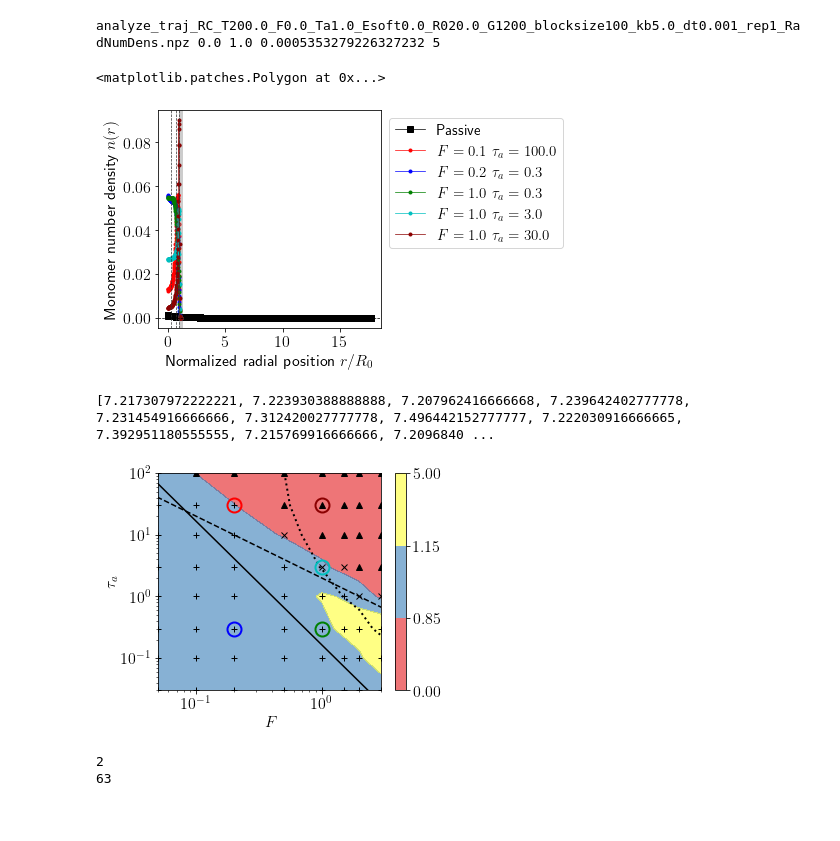
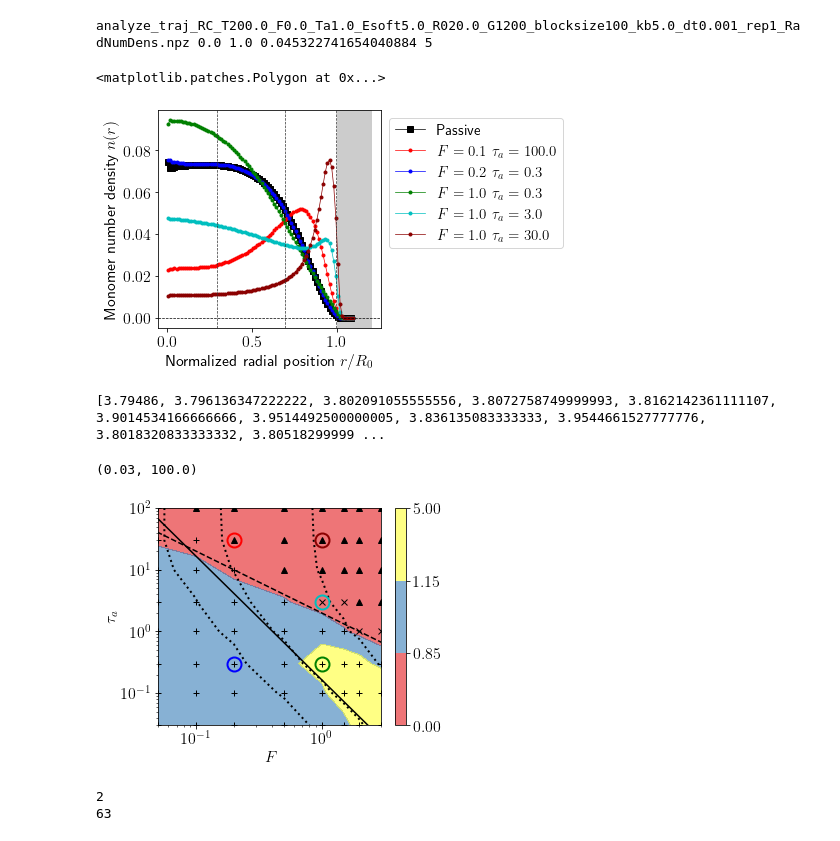
Before and after one commit to s-brahmachari/Active-noise-simulations, a Jupyter notebook: analysis_codes/plot-RDP.ipynb, the cells around one changed output. Saved outputs shown, nothing was run; the diff lists cells and outputs as text; code cells hidden in the pictures.

```diff
--- a/analysis_codes/plot-RDP.ipynb
+++ b/analysis_codes/plot-RDP.ipynb
@@ -22,9 +22,9 @@ mpl.rcParams.update({'font.size':16, 'text.usetex':True, 'figure.figsize':(4,4)}
 colors = pl.cm.jet_r(np.linspace(0,1,8))
 tp=1
 ind=3
-fpath_free='../../prod_runs/RC_G1200_N40_R020/analysis/'
+fpath_free='../../prod_runs/RC_G1200_N100_R020/analysis/'
 fnames_free=sorted([xx for xx in os.listdir(fpath_free) if '.npz' in xx],key=lambda x: float(x.split('_')[ind+1].replace('F','')))
-for fpath in ['../../prod_runs/RC_G1200_N40_R020/analysis/']:#,'../../data_new/SAC_R020/', '../../data_new/RC_R020_N100/']:
+for fpath in ['../../prod_runs/RC_G1200_N100_R020/analysis/']:#,'../../data_new/SAC_R020/', '../../data_new/RC_R020_N100/']:
 
     fnames=sorted([xx for xx in os.listdir(fpath) if '.npz' in xx],key=lambda x: float(x.split('_')[ind+1].replace('F','')))
 
@@ -124,35 +124,35 @@ for fpath in ['../../prod_runs/RC_G1200_N40_R020/analysis/']:#,'../../data_new/S
             for fval,taval,col in [(1,30,'darkred'),(0.2,0.3,'b'),(0.1,100,'red'),(1,3,'c'),(1,0.3,'g')]:
                 if (F==fval and Ta==taval):
                     plt.plot(bins/R0,hist, '.-',lw=0.7,label='$F={}\ \\tau_a={}$'.format(F,Ta),c=col,)
             # if F==0.1:
                 # plt.plot(bins/R0,hist, '.-',lw=0.7,label='$F={}\ \\tau_a={}$'.format(F,Ta))
 
 # plt.xlim(0,1.1)
 # plt.ylim(0,1.8e-3)
 # plt.ylim(0,0.13)
 plt.xlabel('Normalized radial position $r/R_0$')
 plt.ylabel('Monomer number density $n(r)$')
 
 # handles,labels=plt.gca().get_legend_handles_labels()
 # handles[0],handles[1],handles[2]=handles[2],handles[0],handles[1]
 # labels[0],labels[1],labels[2]=labels[2],labels[0],labels[1]
 # plt.legend(handles,labels,loc='lower left', bbox_to_anchor=(1,0))
 
 plt.legend(loc='upper left',ncol=1, bbox_to_anchor=(1.,1.),fontsize=15)
 plt.axvline(bins[n3]/R0,c='0.2',ls='--',lw=0.7)
 plt.axvline(bins[n2]/R0,c='0.2',ls='--',lw=0.7)
 
 plt.axvline(bins[n1]/R0,c='0.2',ls='--',lw=0.7)
 
 plt.axhline(0, c='k',ls='--', lw=0.7)
 # plt.axvspan(0.5,0.78,color='0.8')
 plt.axvspan(1,1.2,color='0.8')
 
 # plt.savefig(fpath+'../plots/RDP.png', dpi=300, bbox_inches='tight')
 # %% [output]
-analyze_traj_RC_T200.0_F0.0_Ta1.0_Esoft0.0_R020.0_G1200_blocksize100_kb5.0_dt0.001_rep1_RadNumDens.npz 0.0 1.0 0.0005353279226327232 5
+analyze_traj_RC_T200.0_F0.0_Ta1.0_Esoft5.0_R020.0_G1200_blocksize100_kb5.0_dt0.001_rep1_RadNumDens.npz 0.0 1.0 0.045322741654040884 5
 <matplotlib.patches.Polygon at 0x...>
-[figure, old version]
+[figure, new version]
 # %%
 mpl.rcParams.update({'font.size':16, 'text.usetex':True, 'figure.figsize':(5,4)})
 print(RG)
@@ -162,7 +162,7 @@ Xi,Yi=np.meshgrid(np.unique(Fs),np.unique(Tas))
 Xp,Yp=np.meshgrid(np.logspace(-4,1,200), np.logspace(-2,4,200))
 triang=tri.Triangulation(Fs,Tas)
 # triang=tri.Triangulation(conf,betas)
-interpZ=tri.CubicTriInterpolator(triang,np.array(Prob_center)/p1_eq)
+interpZ=tri.LinearTriInterpolator(triang,np.array(Prob_center)/p1_eq)
 Zi=interpZ(Xi,Yi)
 # plt.contourf(Xi, Yi, Zi, levels=np.arange(0.0,1.5,0.001),cmap='jet',)
 plt.contourf(Xi, Yi, Zi, levels=[0.0,0.85,1.15,5],cmap='Set1',alpha=0.6,)
@@ -202,10 +202,11 @@ plt.loglog()
 plt.xlim(0.05,max(Fs))
 plt.ylim(min(Tas),max(Tas))
 # plt.axhline(10,c='k')
-plt.savefig(fpath+'../plots/RDP_regime_diag.png', dpi=300, bbox_inches='tight')
+# plt.savefig(fpath+'../plots/RDP_regime_diag.png', dpi=300, bbox_inches='tight')
 # %% [output]
-[7.217307972222221, 7.223930388888888, 7.207962416666668, 7.239642402777778, 7.231454916666666, 7.312420027777778, 7.496442152777777, 7.222030916666665, 7.392951180555555, 7.215769916666666, 7.2096840 ...
+[3.79486, 3.796136347222222, 3.802091055555556, 3.8072758749999993, 3.8162142361111107, 3.9014534166666666, 3.9514492500000005, 3.836135083333333, 3.9544661527777776, 3.8018320833333332, 3.80518299999 ...
+(0.03, 100.0)
-[figure, old version]
+[figure, new version]
 # %%
 mpl.rcParams.update({'font.size':14, 'text.usetex':True, 'figure.figsize':(4,4)})
 #fig,[ax1,ax2,ax]=plt.subplots(1,3,figsize=(15,4),gridspec_kw={'wspace':0.4, 'hspace':0.4})
```
Also changed, not shown: 3 other files.
